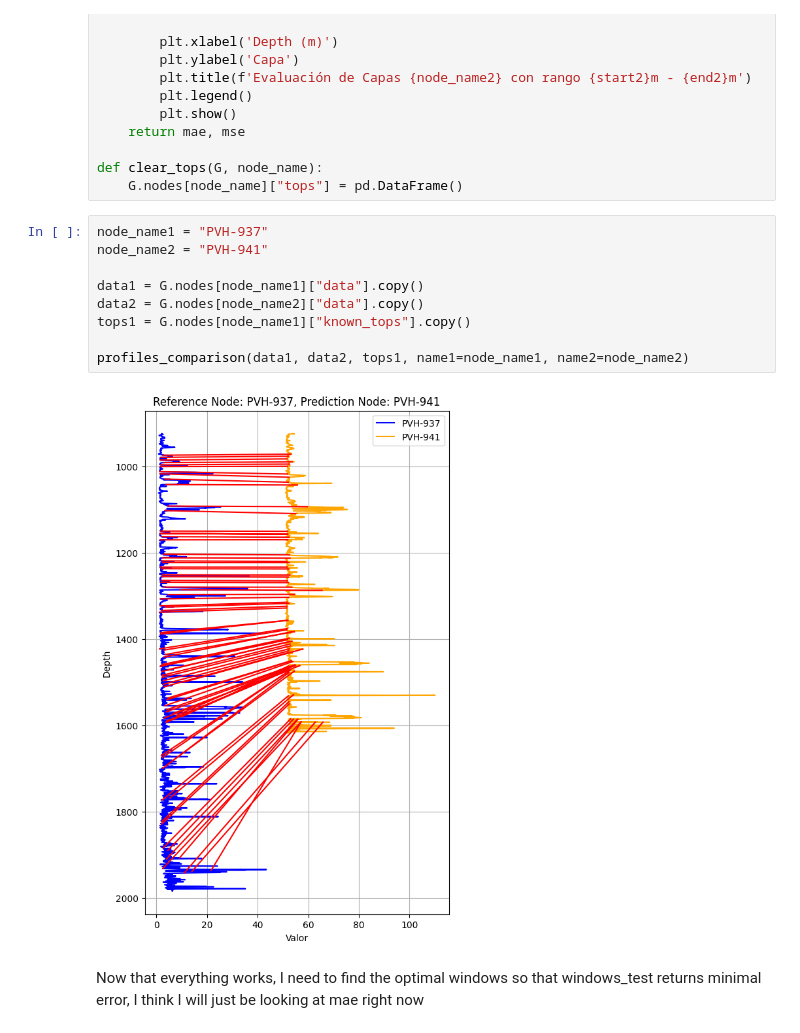
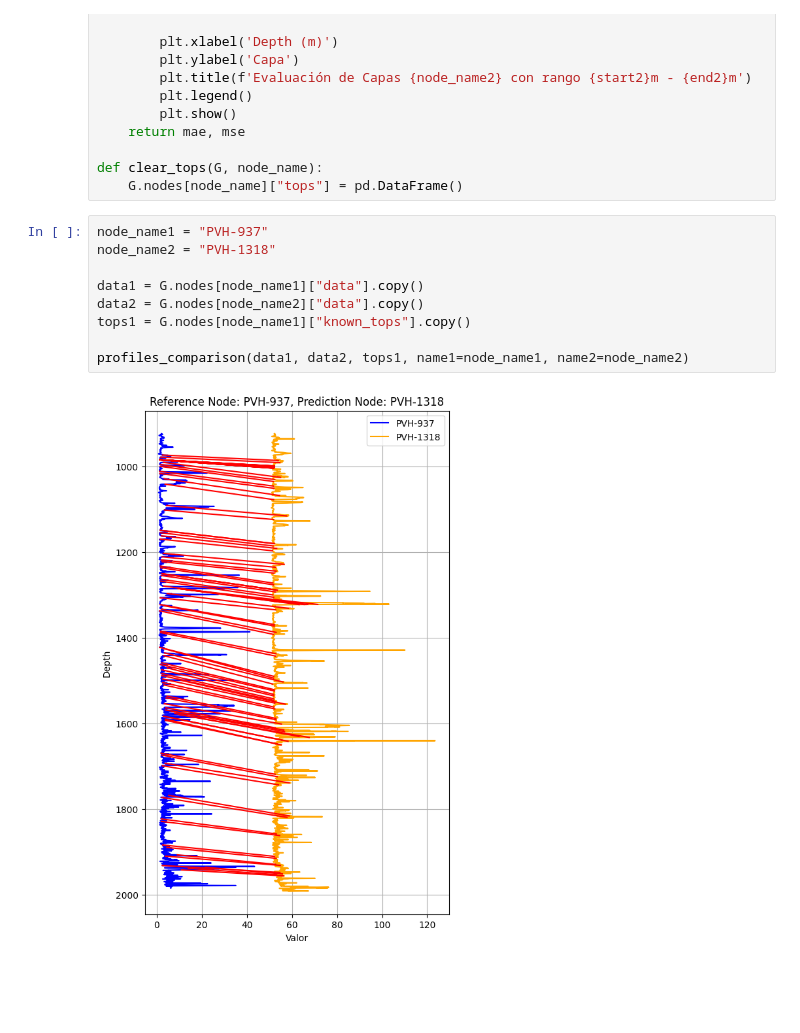
Before and after one commit to scast3/dtw_tool, a Jupyter notebook: ml_model.ipynb, the cells around one changed output. Saved outputs shown, nothing was run; the diff lists cells and outputs as text; blank space fills up the shorter version.

```diff
--- a/ml_model.ipynb
+++ b/ml_model.ipynb
@@ -436,14 +436,12 @@ def clear_tops(G, node_name):
     G.nodes[node_name]["tops"] = pd.DataFrame()
 # %%
 node_name1 = "PVH-937"
-node_name2 = "PVH-941"
+node_name2 = "PVH-1318"
 
 data1 = G.nodes[node_name1]["data"].copy()
 data2 = G.nodes[node_name2]["data"].copy()
 tops1 = G.nodes[node_name1]["known_tops"].copy()
 
 profiles_comparison(data1, data2, tops1, name1=node_name1, name2=node_name2)
 # %% [output]
-[figure, old version]
+[figure, new version]
-# %% [markdown]
-Now that everything works, I need to find the optimal windows so that windows_test returns minimal error, I think I will just be looking at mae right now
```
Also changed, not shown: parts of 7 cells of this notebook, 1 other file.
